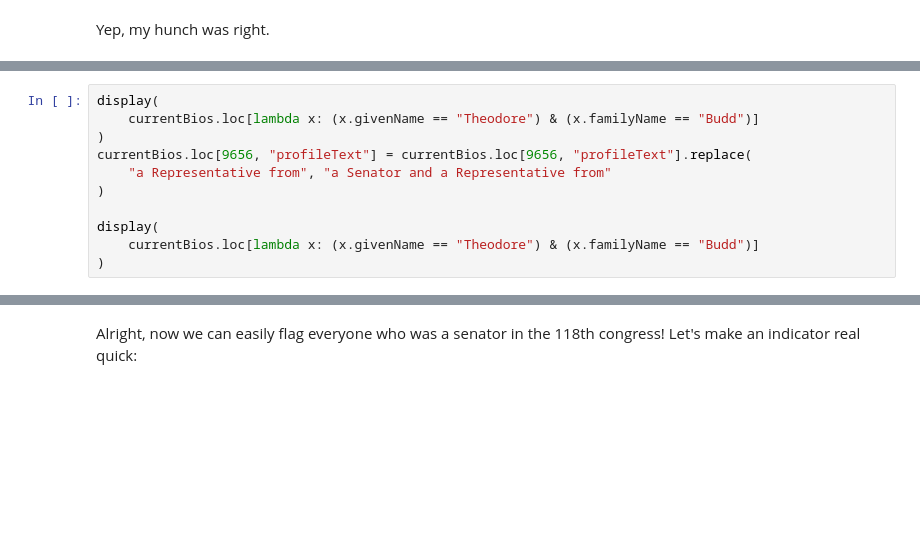
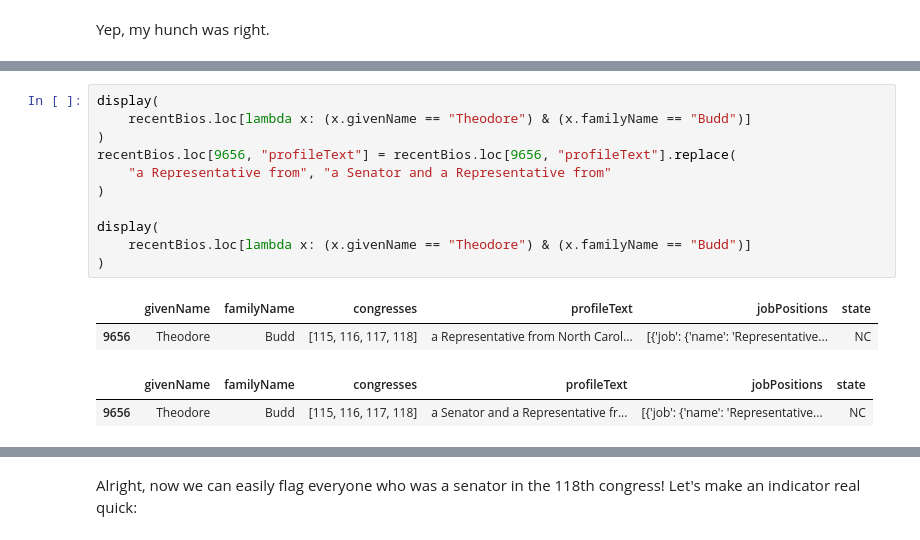
Before and after one commit to henryjosephson/paths-to-congress, a Jupyter notebook: src/process_data/read_jsons_to_df.ipynb, the cells around one changed output, grey strips where cells are left out. Saved outputs shown, nothing was run; the diff lists cells and outputs as text; blank space fills up the shorter version.

```diff
--- a/src/process_data/read_jsons_to_df.ipynb
+++ b/src/process_data/read_jsons_to_df.ipynb
@@ -133,14 +205,19 @@ display(
 # %%
 display(
-    currentBios.loc[lambda x: (x.givenName == "Theodore") & (x.familyName == "Budd")]
+    recentBios.loc[lambda x: (x.givenName == "Theodore") & (x.familyName == "Budd")]
 )
-currentBios.loc[9656, "profileText"] = currentBios.loc[9656, "profileText"].replace(
+recentBios.loc[9656, "profileText"] = recentBios.loc[9656, "profileText"].replace(
     "a Representative from", "a Senator and a Representative from"
 )
 
 display(
-    currentBios.loc[lambda x: (x.givenName == "Theodore") & (x.familyName == "Budd")]
+    recentBios.loc[lambda x: (x.givenName == "Theodore") & (x.familyName == "Budd")]
 )
+# %% [output]
+|  | givenName | familyName | congresses | profileText | jobPositions | state |
+| 9656 | Theodore | Budd | [115, 116, 117, 118] | a Representative from North Carol... | [{'job': {'name': 'Representative... | NC |
+|  | givenName | familyName | congresses | profileText | jobPositions | state |
+| 9656 | Theodore | Budd | [115, 116, 117, 118] | a Senator and a Representative fr... | [{'job': {'name': 'Representative... | NC |
 # %%
 currentBios.loc[
     (
```
Also changed, not shown: parts of 38 cells of this notebook, 6 other files.
